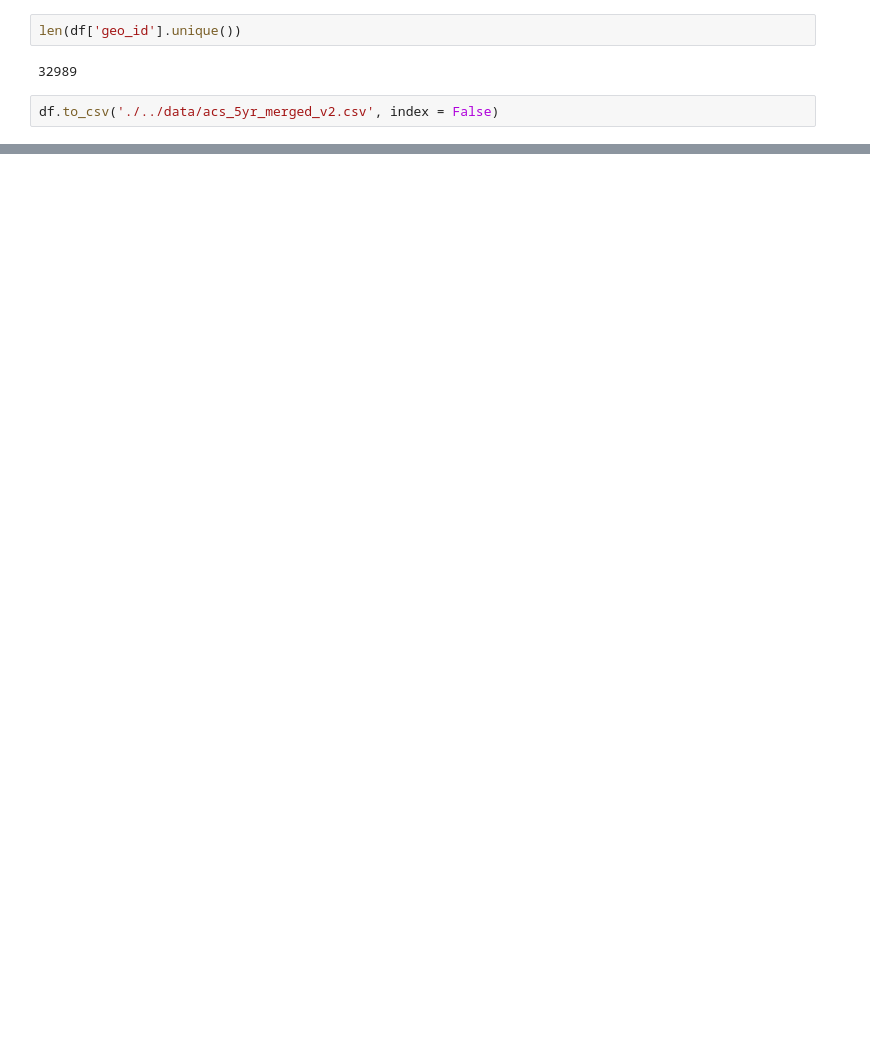
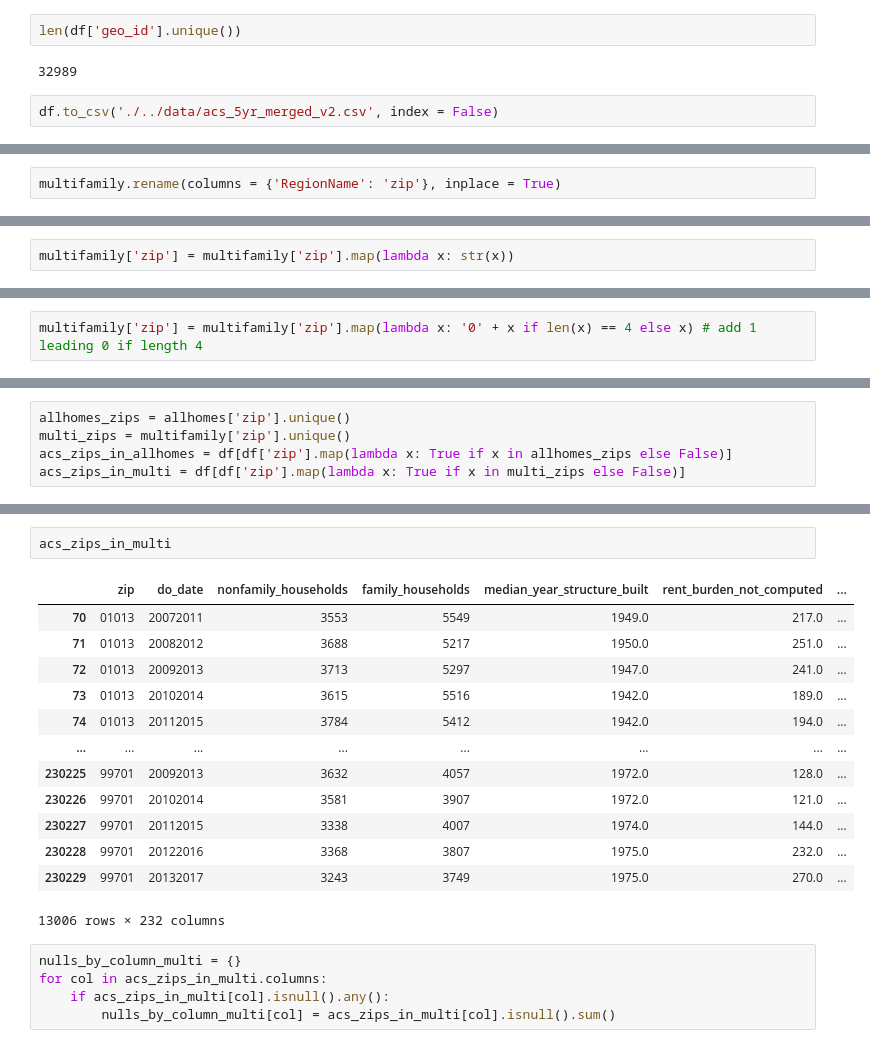
Before and after one commit to Kneck12/zillow-price-index-pred, a Jupyter notebook: Matt/ACS_data_cleaning.ipynb, the cells around one changed output, grey strips where cells are left out. Saved outputs shown, nothing was run; the diff lists cells and outputs as text; blank space fills up the shorter version.

```diff
--- a/Matt/ACS_data_cleaning.ipynb
+++ b/Matt/ACS_data_cleaning.ipynb
@@ -300,0 +319,2 @@ Name: do_date, dtype: int64
+# %%
+multifamily.rename(columns = {'RegionName': 'zip'}, inplace = True)
@@ -300,0 +323,2 @@ Name: do_date, dtype: int64
+# %%
+multifamily['zip'] = multifamily['zip'].map(lambda x: str(x))
@@ -300,0 +331,2 @@ Name: do_date, dtype: int64
+# %%
+multifamily['zip'] = multifamily['zip'].map(lambda x: '0' + x if len(x) == 4 else x) # add 1 leading 0 if length 4
@@ -300,0 +351,5 @@ Name: do_date, dtype: int64
+# %%
+allhomes_zips = allhomes['zip'].unique()
+multi_zips = multifamily['zip'].unique()
+acs_zips_in_allhomes = df[df['zip'].map(lambda x: True if x in allhomes_zips else False)]
+acs_zips_in_multi = df[df['zip'].map(lambda x: True if x in multi_zips else False)]
@@ -300,0 +400,21 @@ Name: do_date, dtype: int64
+# %%
+acs_zips_in_multi
+# %% [output]
+|  | zip | do_date | nonfamily_households | family_households | median_year_structure_built | rent_burden_not_computed | ... |
+| 70 | 01013 | 20072011 | 3553 | 5549 | 1949.0 | 217.0 | ... |
+| 71 | 01013 | 20082012 | 3688 | 5217 | 1950.0 | 251.0 | ... |
+| 72 | 01013 | 20092013 | 3713 | 5297 | 1947.0 | 241.0 | ... |
+| 73 | 01013 | 20102014 | 3615 | 5516 | 1942.0 | 189.0 | ... |
+| 74 | 01013 | 20112015 | 3784 | 5412 | 1942.0 | 194.0 | ... |
+| ... | ... | ... | ... | ... | ... | ... | ... |
+| 230225 | 99701 | 20092013 | 3632 | 4057 | 1972.0 | 128.0 | ... |
+| 230226 | 99701 | 20102014 | 3581 | 3907 | 1972.0 | 121.0 | ... |
+| 230227 | 99701 | 20112015 | 3338 | 4007 | 1974.0 | 144.0 | ... |
+| 230228 | 99701 | 20122016 | 3368 | 3807 | 1975.0 | 232.0 | ... |
+| 230229 | 99701 | 20132017 | 3243 | 3749 | 1975.0 | 270.0 | ... |
+13006 rows × 232 columns
+# %%
+nulls_by_column_multi = {}
+for col in acs_zips_in_multi.columns:
+    if acs_zips_in_multi[col].isnull().any():
+        nulls_by_column_multi[col] = acs_zips_in_multi[col].isnull().sum()
```
Also changed, not shown: parts of 49 cells of this notebook, 3 other files.
